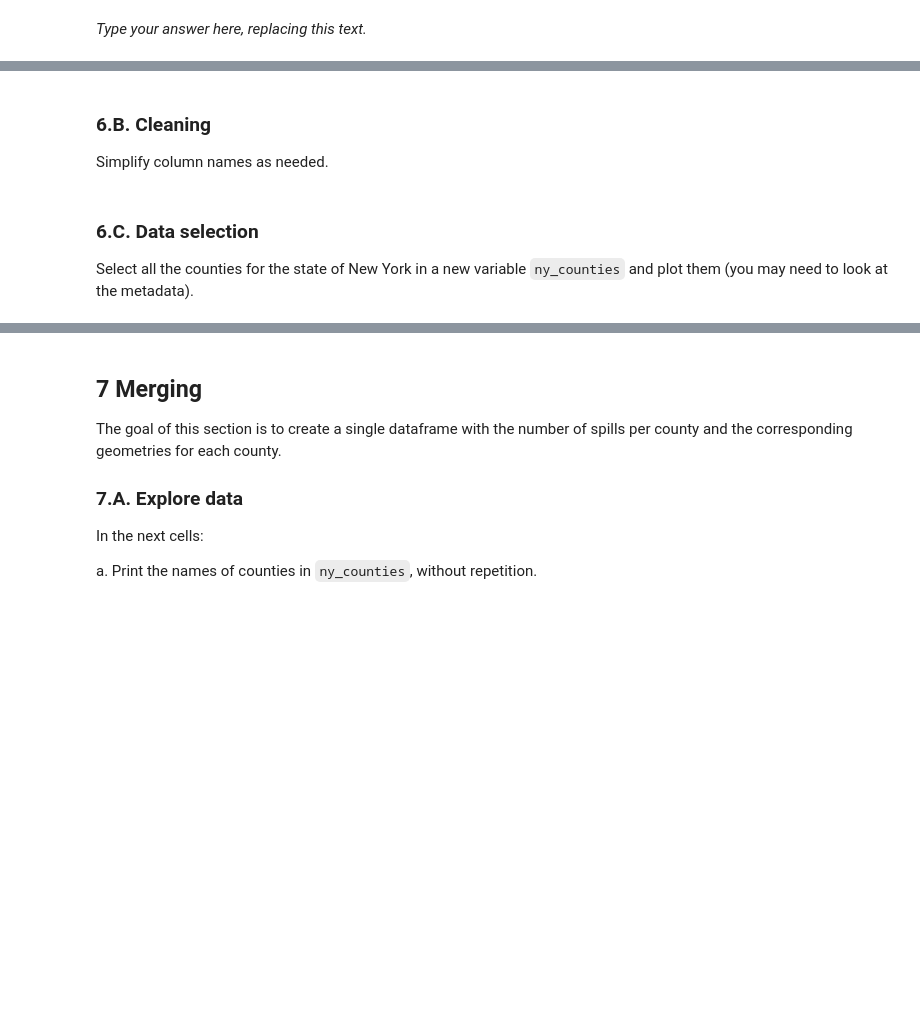
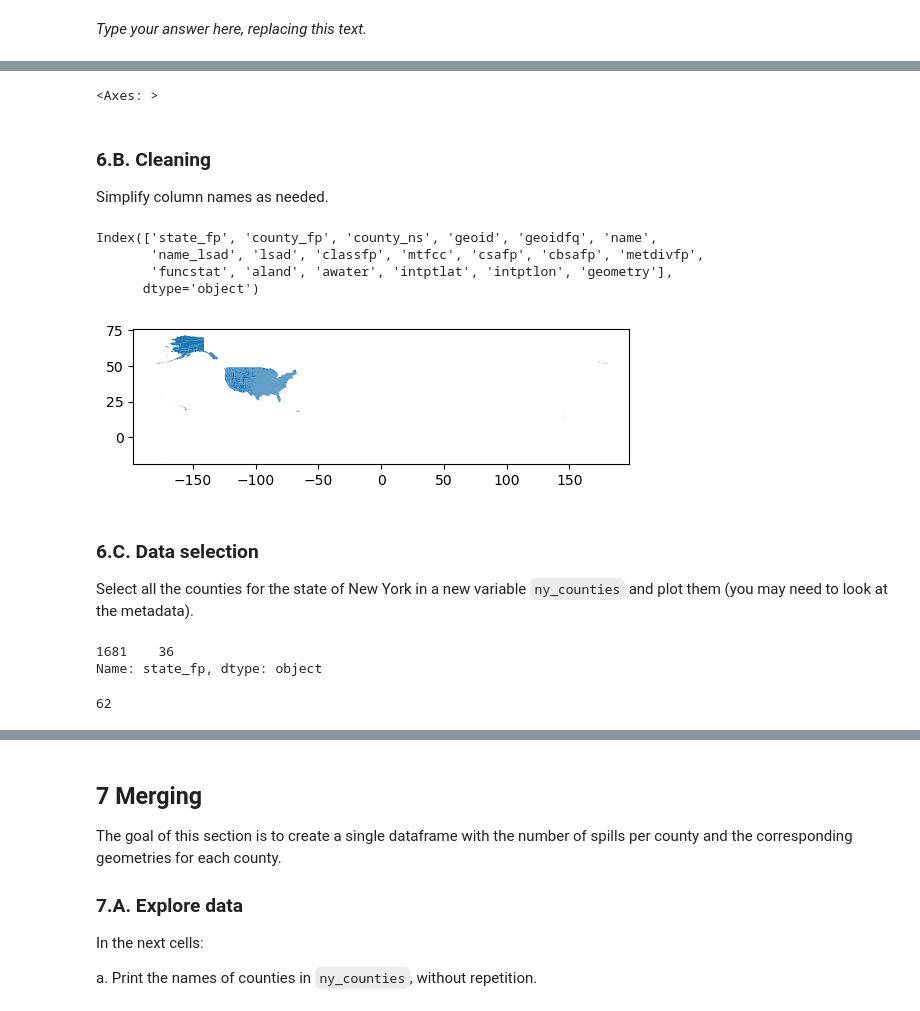
Before and after one commit to kellyloveskelp/eds220-hwk3, a Jupyter notebook: hwk3-task2-spills.ipynb, the cells around one changed output, grey strips where cells are left out. Cells and saved outputs as stored; diff of their text form; code cells hidden in the pictures; blank space fills up the shorter version.

Commit message:
Final visualization

```diff
--- a/hwk3-task2-spills.ipynb
+++ b/hwk3-task2-spills.ipynb
@@ -405,5 +495,8 @@ _Type your answer here, replacing this text._
 # %%
 # d
+counties.plot()
+# %% [output]
+<Axes: >
 # %% [markdown]
 <!-- END QUESTION -->
 
@@ -412,6 +505,20 @@ _Type your answer here, replacing this text._
 ### 6.B. Cleaning
 
 Simplify column names as needed.
+# %%
+counties.columns = counties.columns.str.lower()
+counties = counties.rename(columns={
+    'statefp': "state_fp",
+    'countyfp':'county_fp',
+    'countyns':'county_ns',
+    'namelsad':'name_lsad'})
+counties.columns
+# %% [output]
+Index(['state_fp', 'county_fp', 'county_ns', 'geoid', 'geoidfq', 'name',
+       'name_lsad', 'lsad', 'classfp', 'mtfcc', 'csafp', 'cbsafp', 'metdivfp',
+       'funcstat', 'aland', 'awater', 'intptlat', 'intptlon', 'geometry'],
+      dtype='object')
+[figure, added]
 # %% [markdown]
 <!-- END QUESTION -->
 
@@ -420,3 +527,14 @@ Simplify column names as needed.
 ### 6.C. Data selection
 
 Select all the counties for the state of New York in a new variable `ny_counties` and plot them (you may need to look at the metadata).
+# %%
+# Finding the `state_fp` ID for New York using New York County, New York
+counties[counties['name'] == 'New York']['state_fp']
+# %% [output]
+1681    36
+Name: state_fp, dtype: object
+# %%
+ny_counties = counties[counties['state_fp'] == '36']
+ny_counties['name'].nunique()
+# %% [output]
+62
```
Also changed, not shown: parts of 44 cells of this notebook.
